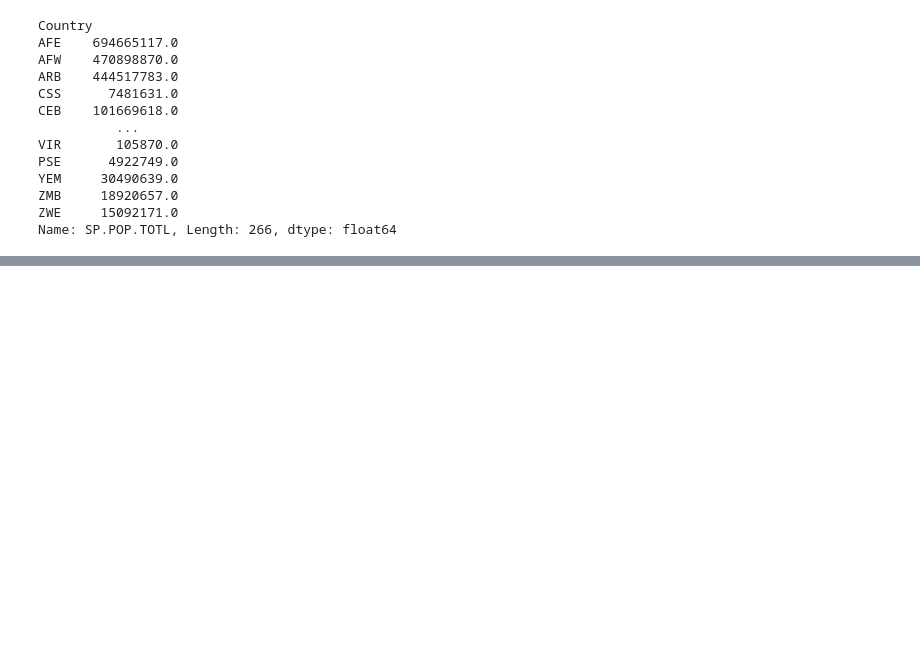
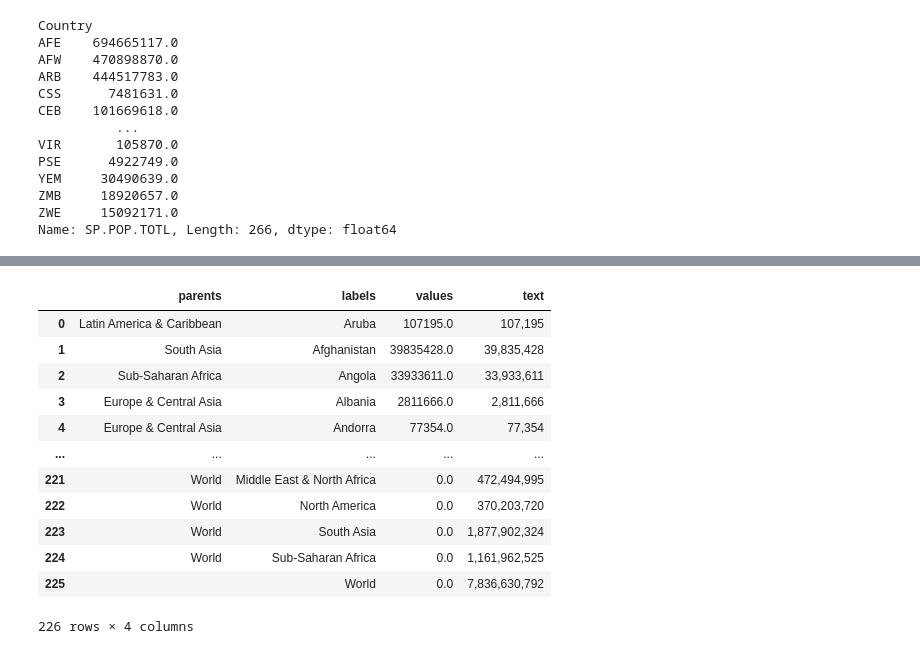
Before and after one commit to Ndaruga/Dimensionality-reduction-t-SNE-SDD-, a Jupyter notebook: Untitled Folder/worldbank_data.ipynb, the cells around one changed output, grey strips where cells are left out. Cells and saved outputs as stored; diff of their text form; code cells hidden in the pictures; blank space fills up the shorter version.

Commit message:
population indicator plot

```diff
--- a/Untitled Folder/worldbank_data.ipynb
+++ b/Untitled Folder/worldbank_data.ipynb
@@ -88,0 +102,35 @@ NameError: name 'countries' is not defined
+# %%
+# The sunburst plot requires weights (values), labels, and parent (region, or World)
+# We build the corresponding table here
+columns = ['parents', 'labels', 'values']
+
+level1 = df.copy()
+level1.columns = columns
+level1['text'] = level1['values'].apply(lambda pop: '{:,.0f}'.format(pop))
+
+level2 = df.groupby('region').population.sum().reset_index()[['region', 'region', 'population']]
+level2.columns = columns
+level2['parents'] = 'World'
+# move value to text for this level
+level2['text'] = level2['values'].apply(lambda pop: '{:,.0f}'.format(pop))
+level2['values'] = 0
+
+level3 = pd.DataFrame({'parents': [''], 'labels': ['World'],
+                       'values': [0.0], 'text': ['{:,.0f}'.format(population.loc['WLD'])]})
+
+all_levels = pd.concat([level1, level2, level3], axis=0).reset_index(drop=True)
+all_levels
+# %% [output]
+|  | parents | labels | values | text |
+| 0 | Latin America & Caribbean | Aruba | 107195.0 | 107,195 |
+| 1 | South Asia | Afghanistan | 39835428.0 | 39,835,428 |
+| 2 | Sub-Saharan Africa | Angola | 33933611.0 | 33,933,611 |
+| 3 | Europe & Central Asia | Albania | 2811666.0 | 2,811,666 |
+| 4 | Europe & Central Asia | Andorra | 77354.0 | 77,354 |
+| ... | ... | ... | ... | ... |
+| 221 | World | Middle East & North Africa | 0.0 | 472,494,995 |
+| 222 | World | North America | 0.0 | 370,203,720 |
+| 223 | World | South Asia | 0.0 | 1,877,902,324 |
+| 224 | World | Sub-Saharan Africa | 0.0 | 1,161,962,525 |
+| 225 |  | World | 0.0 | 7,836,630,792 |
+226 rows × 4 columns
```
Also changed, not shown: parts of 4 cells of this notebook.
